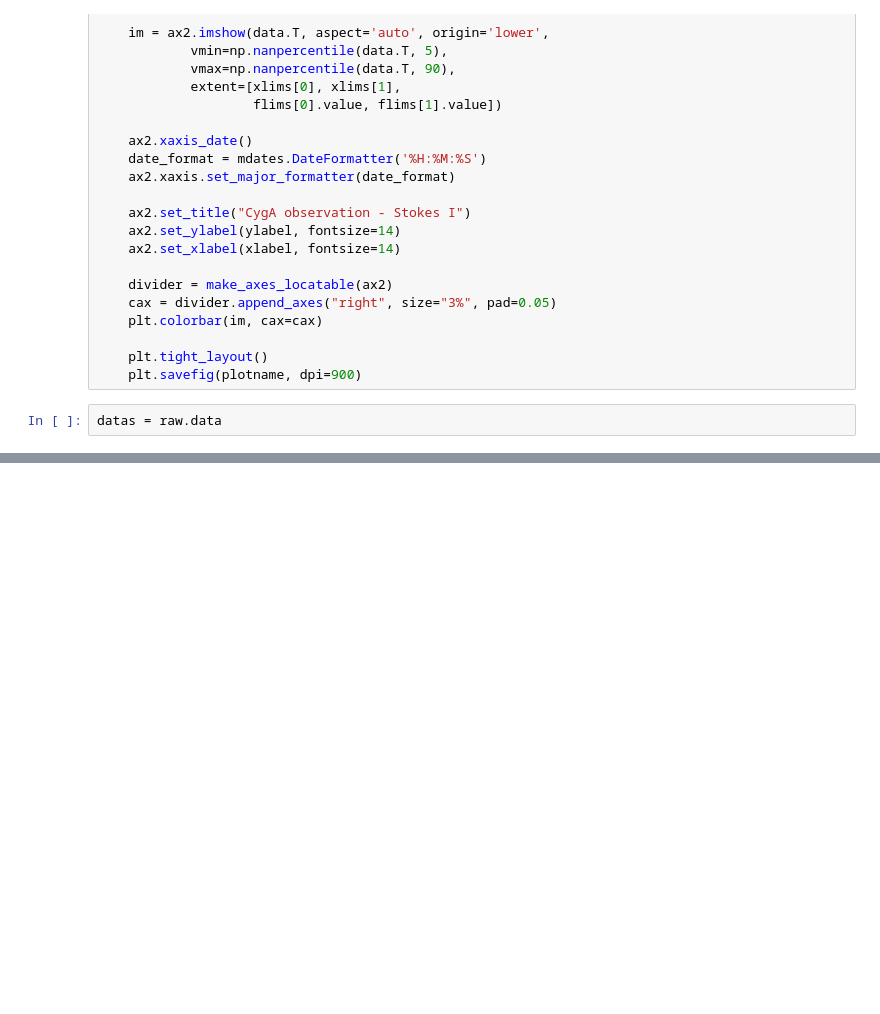
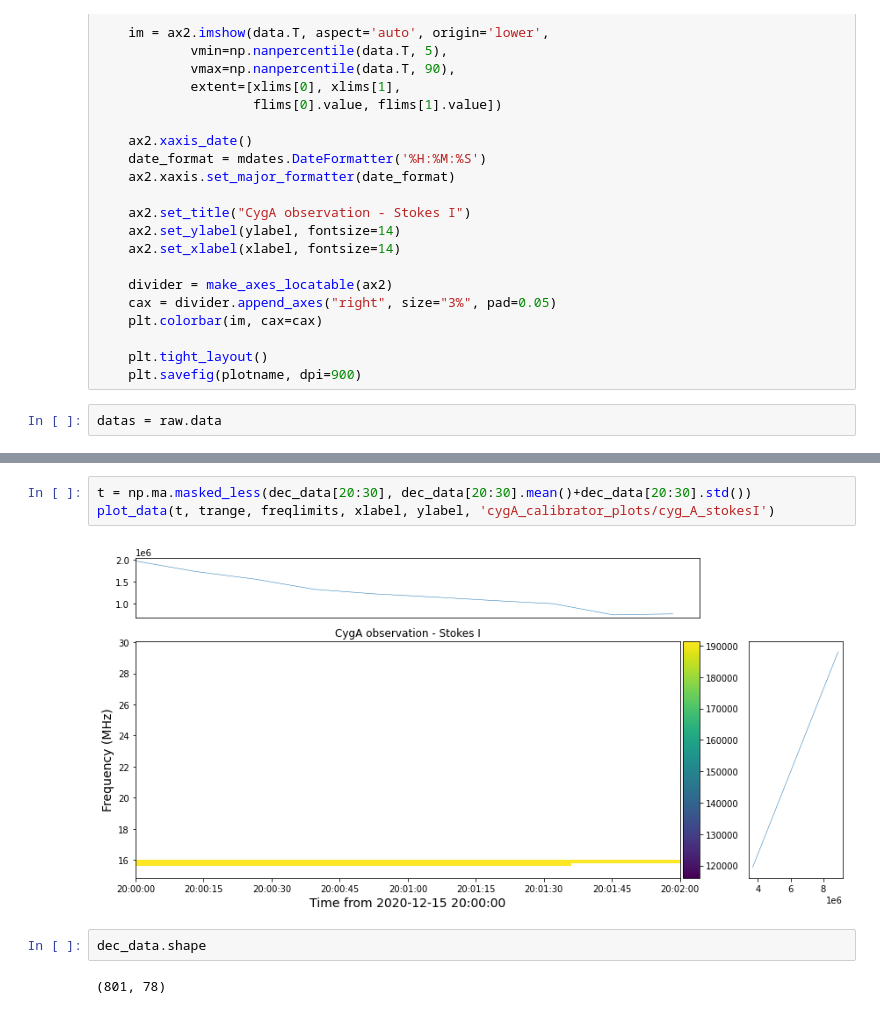
Before and after one commit to ofionnad/ilofar-data, a Jupyter notebook: 20201215_uranus/notebooks/plot_calibrator.ipynb, the cells around one changed output, grey strips where cells are left out. Saved outputs shown, nothing was run; the diff lists cells and outputs as text; blank space fills up the shorter version.

```diff
--- a/20201215_uranus/notebooks/plot_calibrator.ipynb
+++ b/20201215_uranus/notebooks/plot_calibrator.ipynb
@@ -138,0 +140,9 @@ plot_data(dec_data, trange, freqlimits, xlabel, ylabel, 'cygA_calibrator_plots/c
+# %%
+t = np.ma.masked_less(dec_data[20:30], dec_data[20:30].mean()+dec_data[20:30].std())
+plot_data(t, trange, freqlimits, xlabel, ylabel, 'cygA_calibrator_plots/cyg_A_stokesI')
+# %% [output]
+[figure, added]
+# %%
+dec_data.shape
+# %% [output]
+(801, 78)
```
Also changed, not shown: parts of 10 cells of this notebook, 5 other files.
